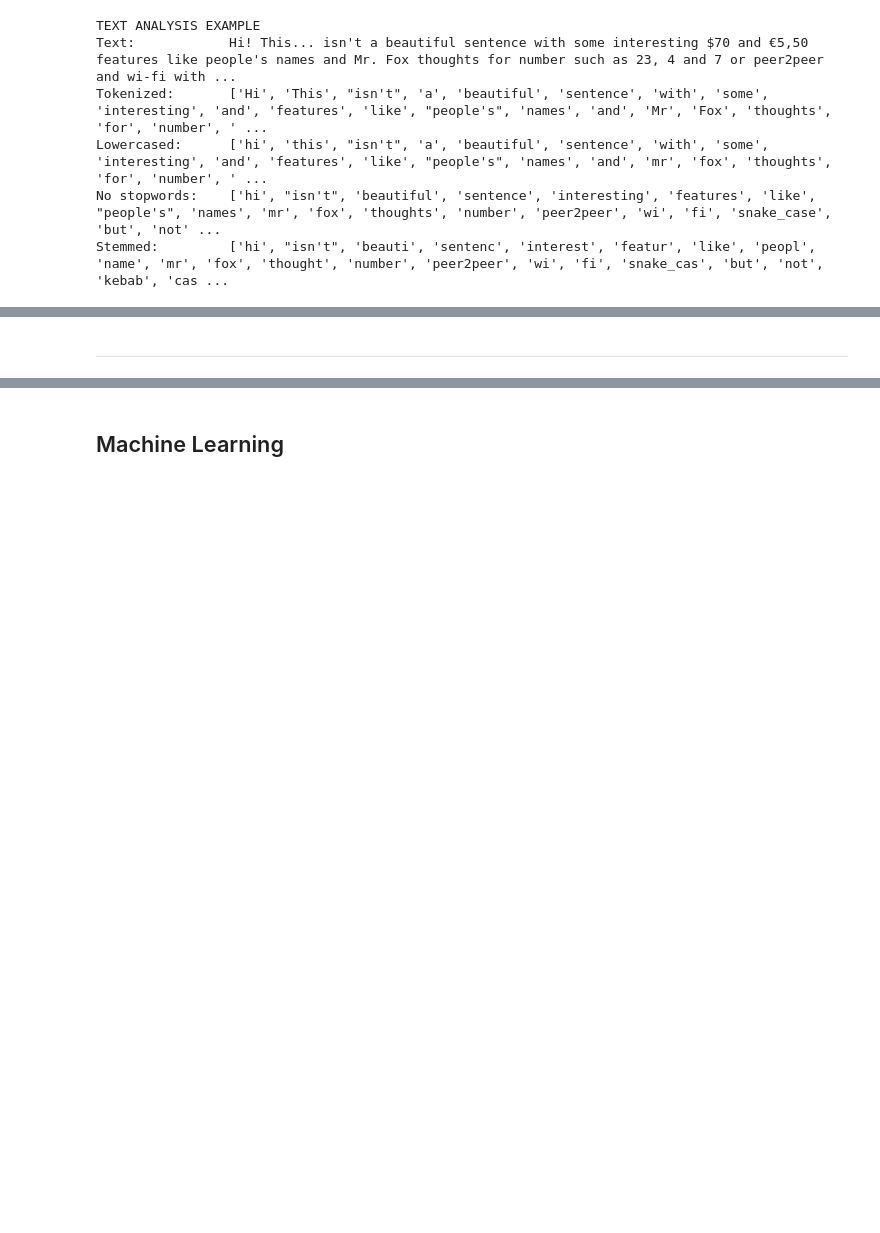
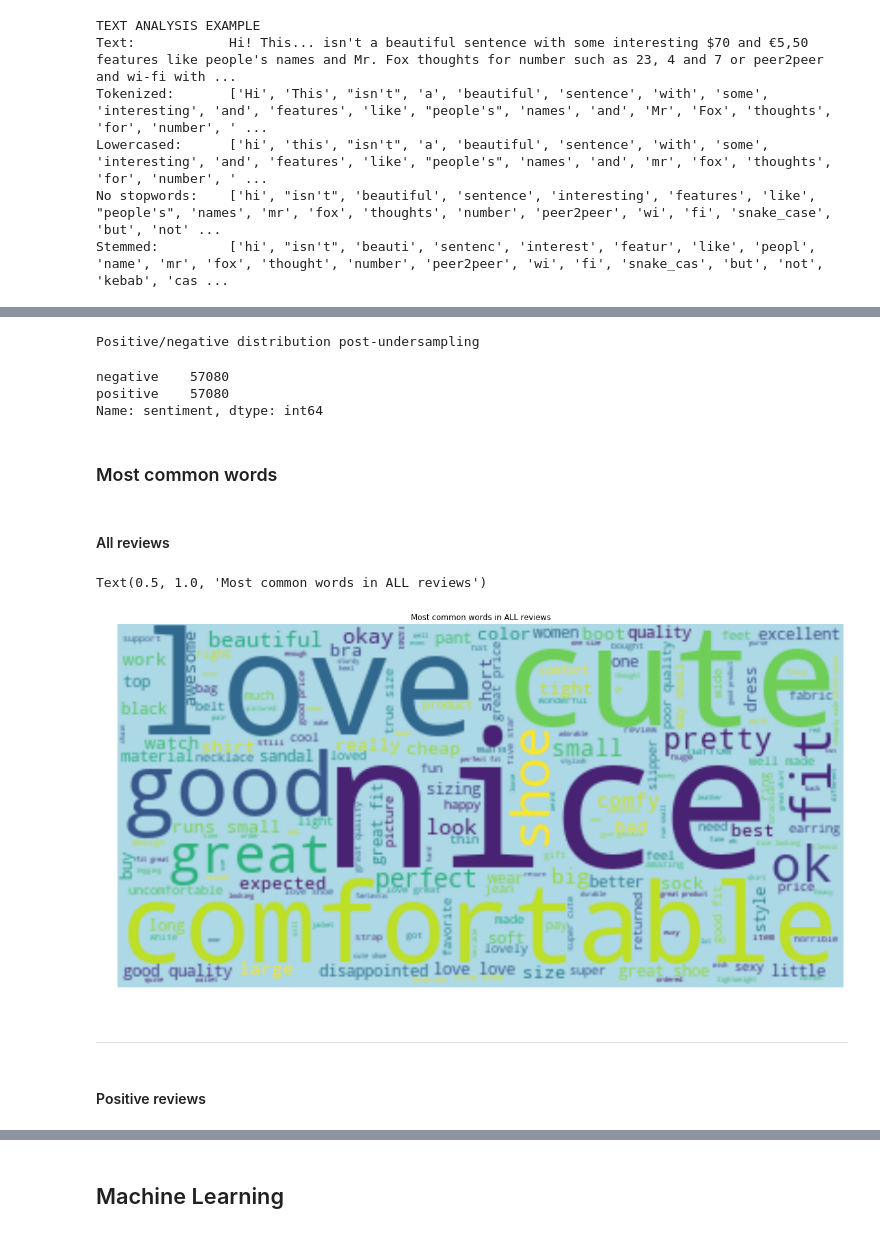
Before and after one commit to mferri17/amazon-reviews-sentiment-network-analysis, a Jupyter notebook: sentiment.ipynb, the cells around one changed output, grey strips where cells are left out. Cells and saved outputs as stored; diff of their text form; code cells hidden in the pictures; blank space fills up the shorter version.

```diff
--- a/sentiment.ipynb
+++ b/sentiment.ipynb
@@ -335,12 +338,50 @@ dfull.head(5)
+# %%
+from sklearn.utils import *
+
+# Separate majority and minority classes
+positive_count = dfull['sentiment'].value_counts()['positive']
+negative_count = dfull['sentiment'].value_counts()['negative']
+df_majority = dfull[dfull.sentiment==('positive' if positive_count >= negative_count else 'negative')]
+df_minority = dfull[dfull.sentiment==('negative' if positive_count >= negative_count else 'positive')]
+
+# Downsample majority class
+obj_samples = negative_count if positive_count >= negative_count else positive_count
+df_majority_downsampled = resample(df_majority,
+                                 replace=False,
+                                 n_samples = obj_samples, # match minority class
+                                 random_state=123) # reproducible results
+
+# Combine minority class with downsampled majority class
+df_downsampled = pd.concat([df_majority_downsampled, df_minority])
+
+# Display new class counts
+print("Positive/negative distribution post-undersampling")
+df_downsampled['sentiment'].value_counts()
+# %% [output]
+Positive/negative distribution post-undersampling
+negative    57080
+positive    57080
+Name: sentiment, dtype: int64
+# %% [markdown]
+### Most common words
+# %% [markdown]
+#### All reviews
 # %%
-# sentences = (list(itertools.chain(dfull)))
-# flat_list = [item for sublist in sentences for item in sublist]
+all_tokenlist = df_downsampled[predictions_field + '_tokens']
+sentences = (list(itertools.chain(all_tokenlist)))
+flat_list = [item for sublist in sentences for item in sublist]
 
-# fig = plt.figure(figsize=(20,14))
-# wordcloud = WordCloud(background_color="white").generate(" ".join(flat_list))
-# plt.imshow(wordcloud,interpolation='bilinear')
-# plt.axis("off")
+fig = plt.figure(figsize=(20,14))
+wordcloud = WordCloud(background_color="lightblue").generate(" ".join(flat_list))
+plt.imshow(wordcloud,interpolation='bilinear')
+plt.axis("off")
+plt.title("Most common words in ALL reviews")
+# %% [output]
+Text(0.5, 1.0, 'Most common words in ALL reviews')
+[figure, added]
 # %% [markdown]
 
 
 ---
+# %% [markdown]
+#### Positive reviews
```
Also changed, not shown: parts of 38 cells of this notebook.
